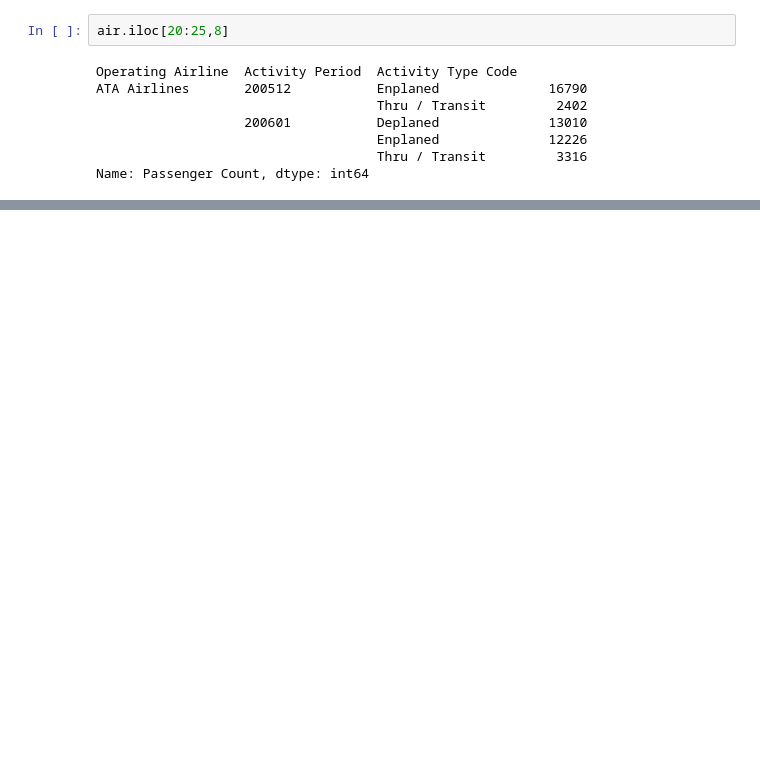
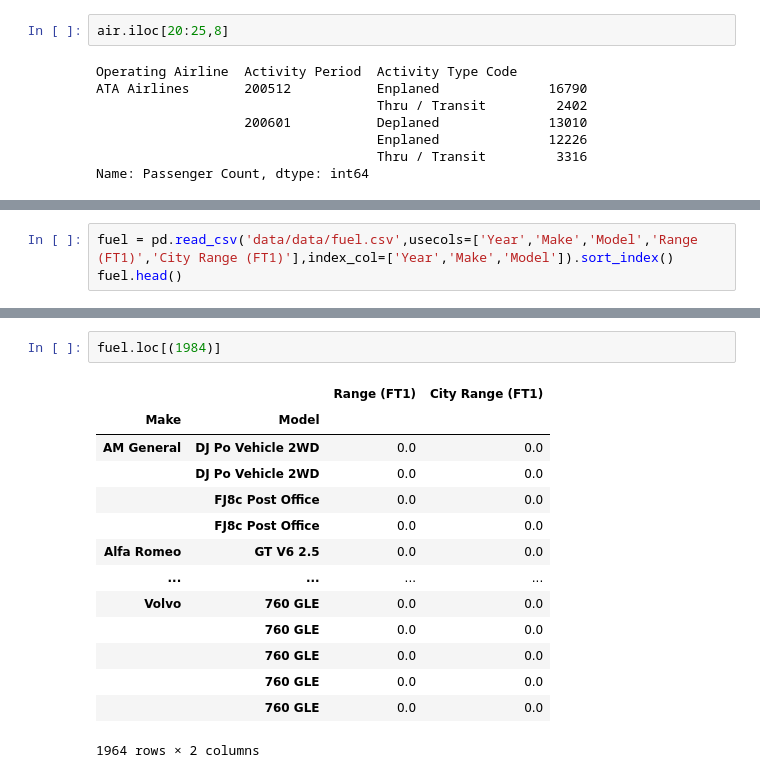
Before and after one commit to Byienio/Pandas_pg, a Jupyter notebook: MultiIndexAndPivotTables.ipynb, the cells around one changed output, grey strips where cells are left out. Cells and saved outputs as stored; diff of their text form; blank space fills up the shorter version.

```diff
--- a/MultiIndexAndPivotTables.ipynb
+++ b/MultiIndexAndPivotTables.ipynb
@@ -159,0 +162,3 @@ Name: Passenger Count, dtype: int64
+# %%
+fuel = pd.read_csv('data/data/fuel.csv',usecols=['Year','Make','Model','Range (FT1)','City Range (FT1)'],index_col=['Year','Make','Model']).sort_index()
+fuel.head()
@@ -159,0 +185,17 @@ Name: Passenger Count, dtype: int64
+# %%
+fuel.loc[(1984)]
+# %% [output]
+|  |  | Range (FT1) | City Range (FT1) |
+| Make | Model |  |  |
+| AM General | DJ Po Vehicle 2WD | 0.0 | 0.0 |
+|  | DJ Po Vehicle 2WD | 0.0 | 0.0 |
+|  | FJ8c Post Office | 0.0 | 0.0 |
+|  | FJ8c Post Office | 0.0 | 0.0 |
+| Alfa Romeo | GT V6 2.5 | 0.0 | 0.0 |
+| ... | ... | ... | ... |
+| Volvo | 760 GLE | 0.0 | 0.0 |
+|  | 760 GLE | 0.0 | 0.0 |
+|  | 760 GLE | 0.0 | 0.0 |
+|  | 760 GLE | 0.0 | 0.0 |
+|  | 760 GLE | 0.0 | 0.0 |
+1964 rows × 2 columns
```
Also changed, not shown: parts of 12 cells of this notebook.
